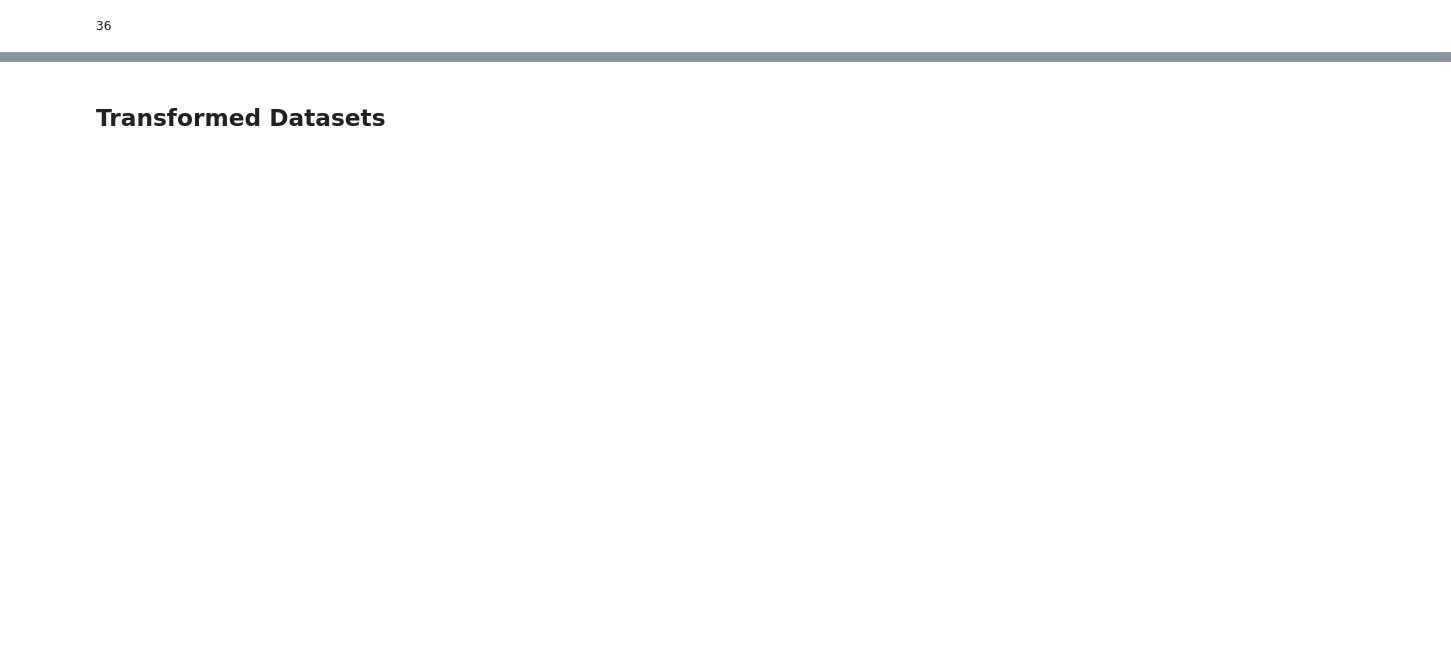
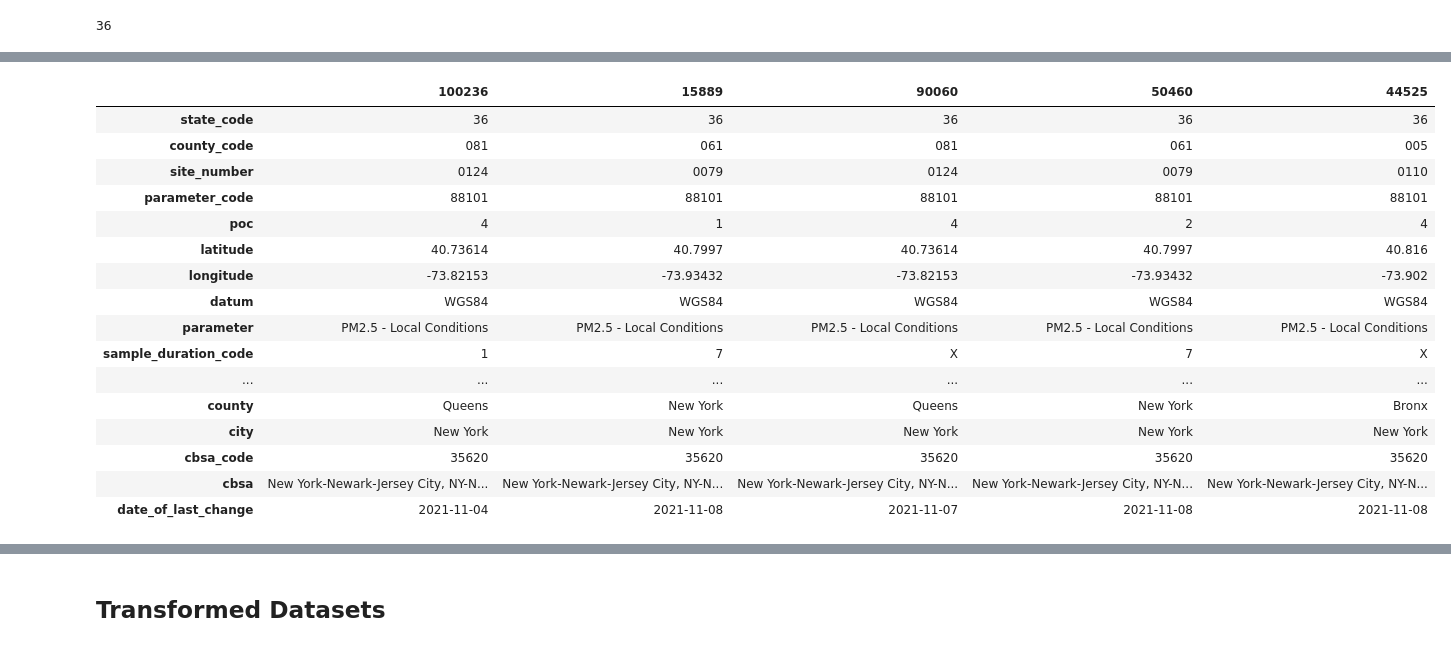
Before and after one commit to daniel-a-r/ccny_data_science_project, a Jupyter notebook: data_science_project.ipynb, the cells around one changed output, grey strips where cells are left out. Cells and saved outputs as stored; diff of their text form; code cells hidden in the pictures; blank space fills up the shorter version.

```diff
--- a/data_science_project.ipynb
+++ b/data_science_project.ipynb
@@ -1110,0 +1155,24 @@ print(county_codes)
+# %%
+import time
+#start_date = str(traffic_vol_daily['date'].min()).replace('-', '')
+#end_date = str(traffic_vol_daily['date'].max()).replace('-', '')
+#start_date = '20160101'
+#end_date = '20160229'
+#county_code = '005'
+param_code = '88101'
+daily_air_quality_list = []
+
+year_counter = traffic_vol_daily['date'].min().year
+end_year = traffic_vol_daily['date'].max().year
+
+while year_counter <= end_year:
+    for county_code in county_codes:
+        start_date = str(year_counter) + '0101'
+        end_date = str(year_counter) + '1231'
+        url = f'https://aqs.epa.gov/data/api/dailyData/byCounty?email={email}&key={key}&param={param_code}&bdate={start_date}&edate={end_date}&state={state_code}&county={county_code}'
+        response = requests.get(url)
+        j = json.loads(response.text)
+        print(j['Header'])
+        daily_air_quality_list.extend(j['Data'])
+        time.sleep(6)
+    year_counter += 1
@@ -1110,0 +1197,2 @@ print(county_codes)
+# %%
+daily_air_quality_df = pd.DataFrame(daily_air_quality_list)
@@ -1110,0 +1221,20 @@ print(county_codes)
+# %%
+daily_air_quality_df.sample(5).transpose()
+# %% [output]
+|  | 100236 | 15889 | 90060 | 50460 | 44525 |
+| state_code | 36 | 36 | 36 | 36 | 36 |
+| county_code | 081 | 061 | 081 | 061 | 005 |
+| site_number | 0124 | 0079 | 0124 | 0079 | 0110 |
+| parameter_code | 88101 | 88101 | 88101 | 88101 | 88101 |
+| poc | 4 | 1 | 4 | 2 | 4 |
+| latitude | 40.73614 | 40.7997 | 40.73614 | 40.7997 | 40.816 |
+| longitude | -73.82153 | -73.93432 | -73.82153 | -73.93432 | -73.902 |
+| datum | WGS84 | WGS84 | WGS84 | WGS84 | WGS84 |
+| parameter | PM2.5 - Local Conditions | PM2.5 - Local Conditions | PM2.5 - Local Conditions | PM2.5 - Local Conditions | PM2.5 - Local Conditions |
+| sample_duration_code | 1 | 7 | X | 7 | X |
+| ... | ... | ... | ... | ... | ... |
+| county | Queens | New York | Queens | New York | Bronx |
+| city | New York | New York | New York | New York | New York |
+| cbsa_code | 35620 | 35620 | 35620 | 35620 | 35620 |
+| cbsa | New York-Newark-Jersey City, NY-N... | New York-Newark-Jersey City, NY-N... | New York-Newark-Jersey City, NY-N... | New York-Newark-Jersey City, NY-N... | New York-Newark-Jersey City, NY-N... |
+| date_of_last_change | 2021-11-04 | 2021-11-08 | 2021-11-07 | 2021-11-08 | 2021-11-08 |
```
Also changed, not shown: parts of 40 cells of this notebook.
